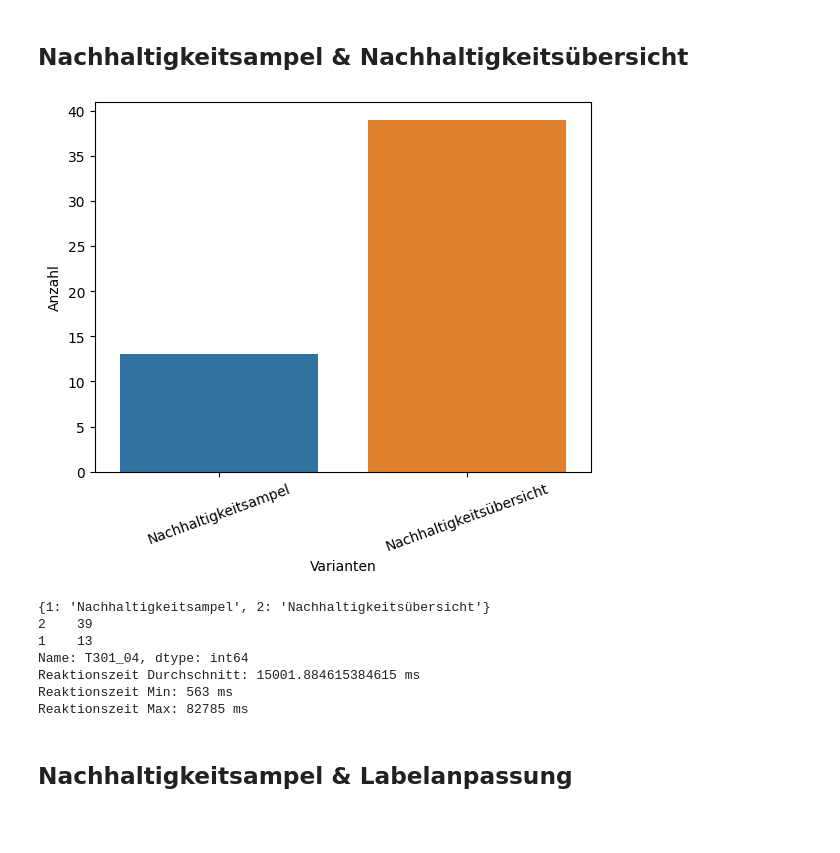
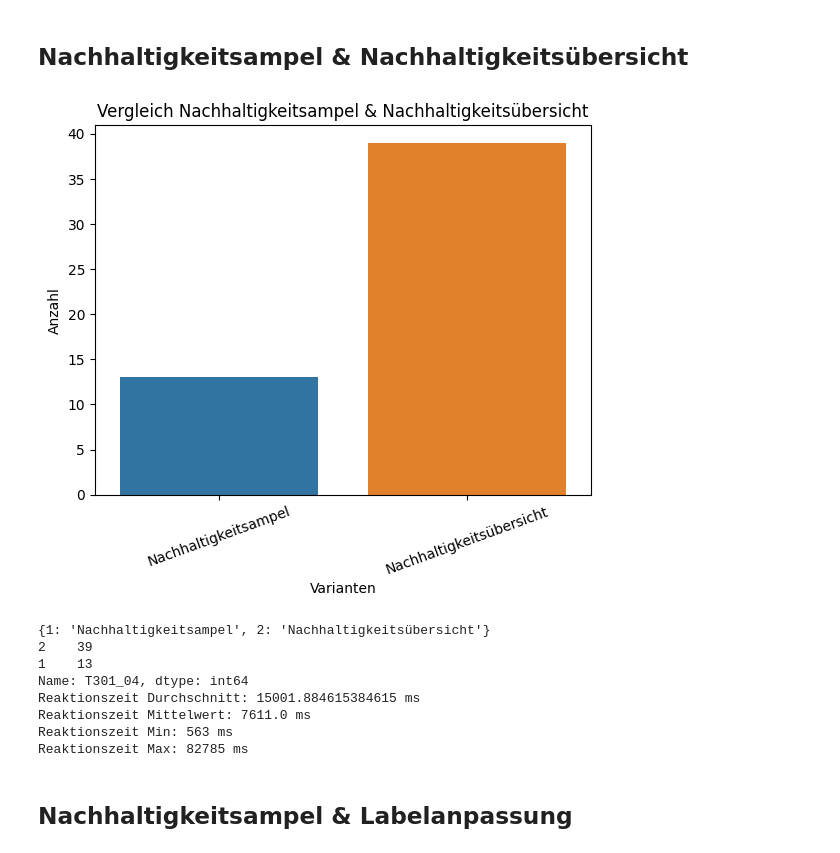
Before and after one commit to erikblank/evaluation_sustainability_study, a Jupyter notebook: auswertung.ipynb, the cells around one changed output. Drawn from its saved outputs; the diff is of its cells as text; code cells hidden in the pictures; blank space fills up the shorter version.

```diff
--- a/auswertung.ipynb
+++ b/auswertung.ipynb
@@ -304,26 +321,29 @@ Reaktionszeit Max: 73512 ms
 # %%
 values = df['T301_04']
 mapping = {1: 'Nachhaltigkeitsampel', 2: 'Nachhaltigkeitsübersicht'}
 data_mapped = [mapping[x] for x in values]
 sns.countplot(x=data_mapped)
 plt.xlabel('Varianten')
 plt.xticks(rotation=20)
 plt.ylabel('Anzahl')
+plt.title("Vergleich Nachhaltigkeitsampel & Nachhaltigkeitsübersicht")
 plt.show()
 print(mapping)
 print(values.value_counts())
 
 reaction_time = df['T301_04a']
 print(f'Reaktionszeit Durchschnitt: {reaction_time.mean()} ms')
+print(f'Reaktionszeit Mittelwert: {reaction_time.median()} ms')
 print(f'Reaktionszeit Min: {reaction_time.min()} ms')
 print(f'Reaktionszeit Max: {reaction_time.max()} ms')
 # %% [output]
-[figure, old version]
+[figure, new version]
 {1: 'Nachhaltigkeitsampel', 2: 'Nachhaltigkeitsübersicht'}
 2    39
 1    13
 Name: T301_04, dtype: int64
 Reaktionszeit Durchschnitt: 15001.884615384615 ms
+Reaktionszeit Mittelwert: 7611.0 ms
 Reaktionszeit Min: 563 ms
 Reaktionszeit Max: 82785 ms
 # %% [markdown]
```
Also changed, not shown: parts of 35 cells of this notebook.
